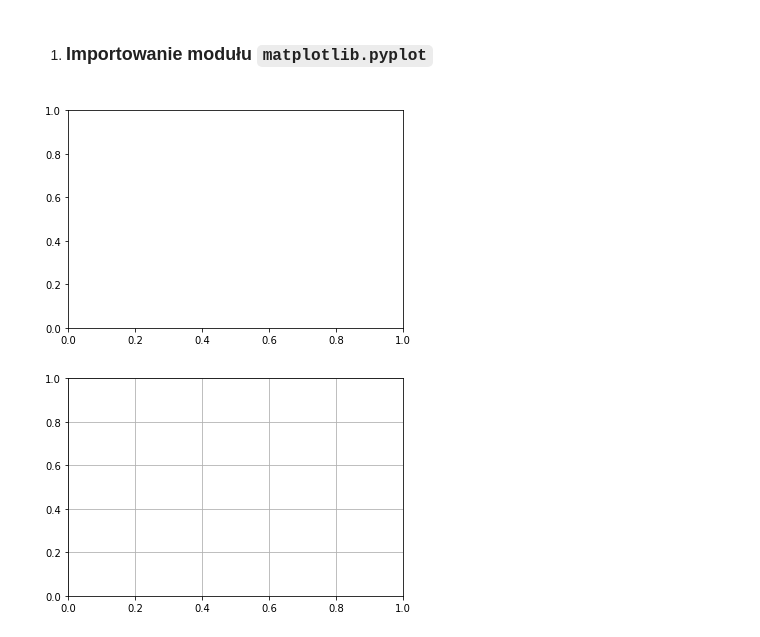
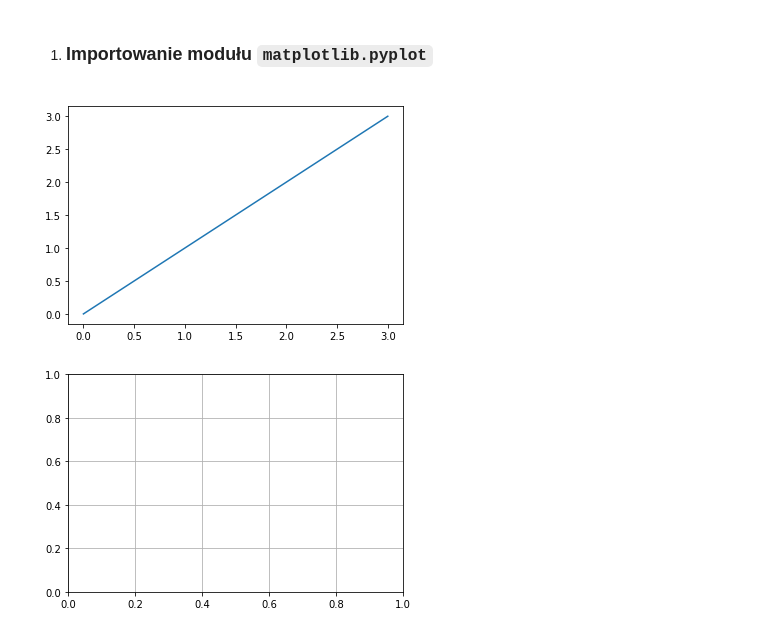
Before and after one commit to xenteros/data-science-training, a Jupyter notebook: Visualizations.ipynb, the cells around one changed output. Saved outputs shown, nothing was run; the diff lists cells and outputs as text; code cells hidden in the pictures.

```diff
--- a/Visualizations.ipynb
+++ b/Visualizations.ipynb
@@ -15,11 +15,16 @@ register_matplotlib_converters()
 # %%
 # utwórz rysunek (kontener na wykresy) i wykres (zawiera rysowane dane)
 fig, ax = plt.subplots()
 
+x = [0, 1, 2, 3]
+y = [0, 1, 2, 3]
+
+ax.plot(x, y)
+
 # wyświetl pusty wykres
 plt.show()
 # %% [output]
-[figure, old version]
+[figure, new version]
 # %%
 # utwórz rysunek (kontener na wykresy) i wykres (zawiera rysowane dane)
 fig, ax = plt.subplots()
```
Also changed, not shown: parts of 7 cells of this notebook.
